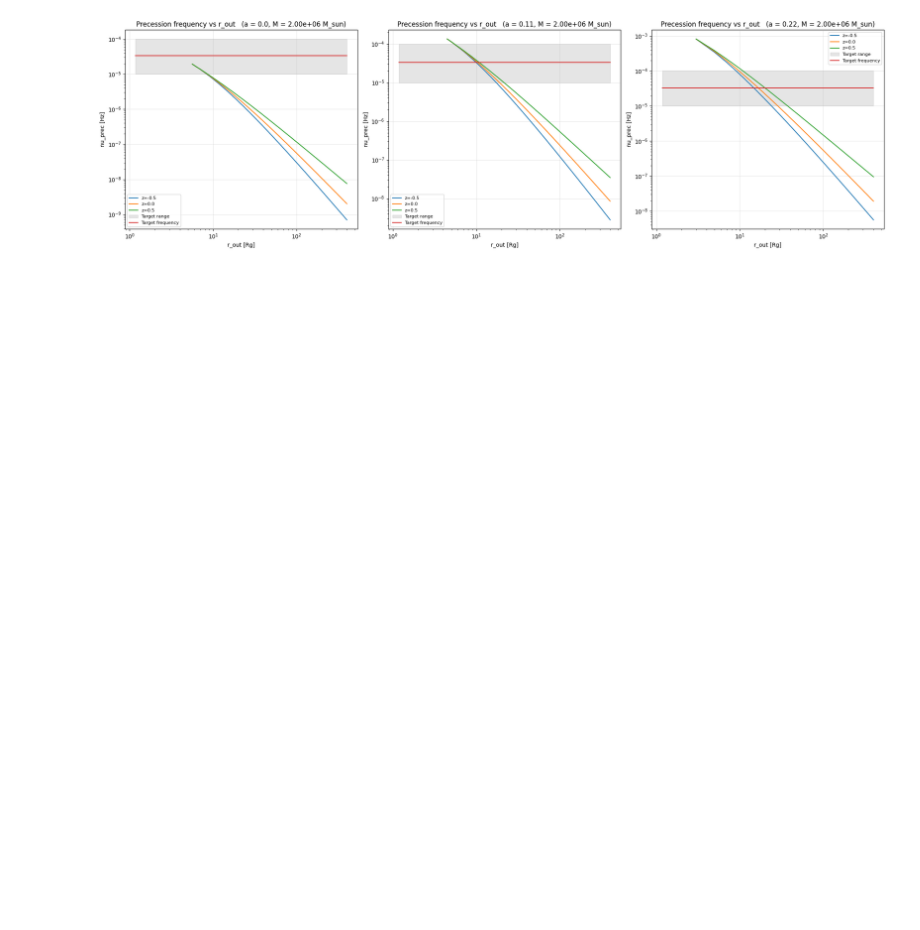
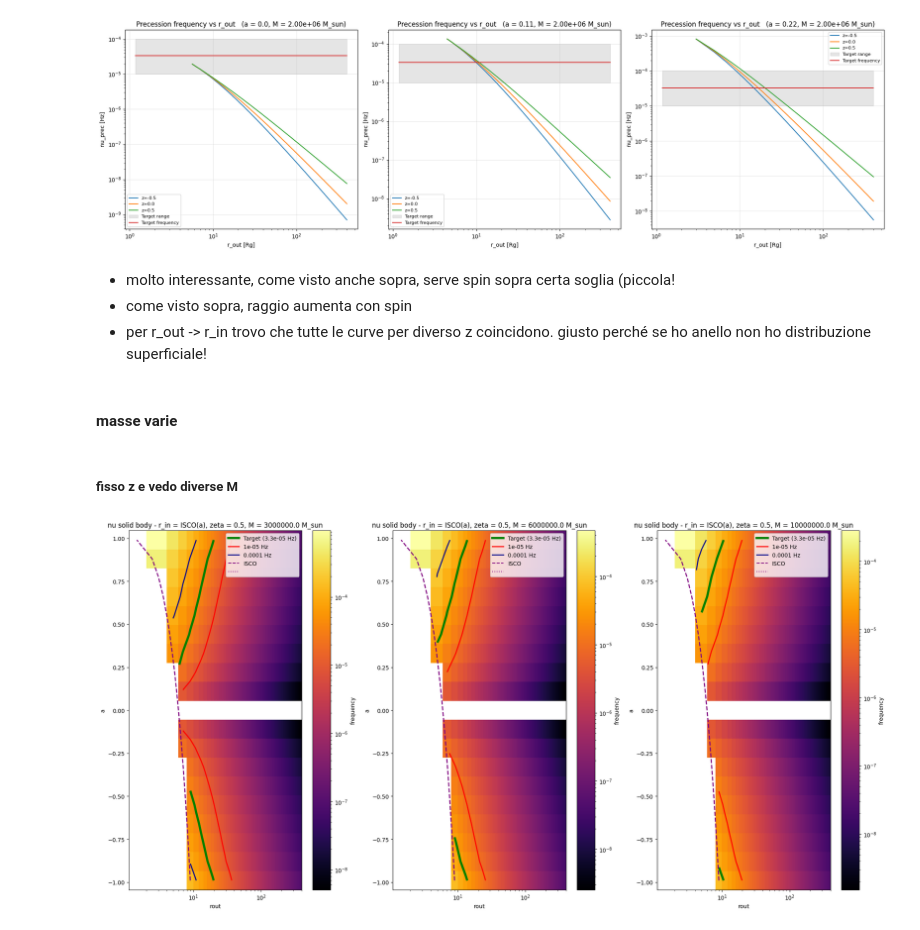
Before and after one commit to mauroghira/iuss_thesis, a Jupyter notebook: PIF.ipynb, the cells around one changed output. Cells and saved outputs as stored; diff of their text form; code cells hidden in the pictures; blank space fills up the shorter version.

```diff
--- a/PIF.ipynb
+++ b/PIF.ipynb
@@ -183,3 +182,55 @@ plt.tight_layout()
 plt.show()
 # %% [output]
 [figure]
+# %% [markdown]
+- molto interessante, come visto anche  sopra, serve spin sopra certa soglia (piccola!
+- come visto sopra, raggio aumenta con spin
+- per r_out -> r_in trovo che tutte le curve per diverso z coincidono. giusto perché se ho anello non ho distribuzione superficiale!
+# %% [markdown]
+#### masse varie
+# %%
+# --- 1: definisci parametri (senza rin)
+params2 = {
+    "a":   (0, 0.99, 10),
+    "rout": (3, 400, 200),
+    "zeta": (-0.5, 0.5, 3),
+    "M":   (10**6, 10**7, 10),
+}
+labels2 = list(params.keys())
+
+param_vectors2, mesh_arrays2 = create_param_grid(params2)
+A2, ROUT2, ZETA2, M2 = mesh_arrays2
+
+# --- 2: costruisci r_in da a
+RIN2 = r_isco(A2)        # stesso shape della griglia
+
+# --- 3: vincolo di consistenza su r_out
+ROUT2 = np.maximum(ROUT2, RIN2)
+
+# --- 4: chiama la funzione
+freq2 = nu_solid_vect(A2, RIN2, ROUT2, ZETA2, M2, n_rad=500)
+# %% [markdown]
+##### fisso z e vedo diverse M
+# %%
+fig, axes = plt.subplots(1, 3, figsize=(20, 10))
+axes = axes.flatten()
+
+idx_values = [2, 5, 9]
+
+for ax, idx in zip(axes, idx_values):
+    plt.sca(ax)  # imposta ax come asse corrente
+    plot_param_colormap(
+        mesh_arrays2,
+        labels2,
+        freq2,
+        x_param="rout",
+        y_param="a",
+        idx_fix=idx,
+        log_x=True,
+        title=f"nu solid body - r_in = ISCO(a), zeta = {ZETA2[0, 0, 2, 0]}, M = {M2[0, 0, 0, idx]} M_sun"
+    )
+
+plt.tight_layout()
+plt.show()
+# %% [output]
+[figure, added]
```
Also changed, not shown: parts of 8 cells of this notebook.
